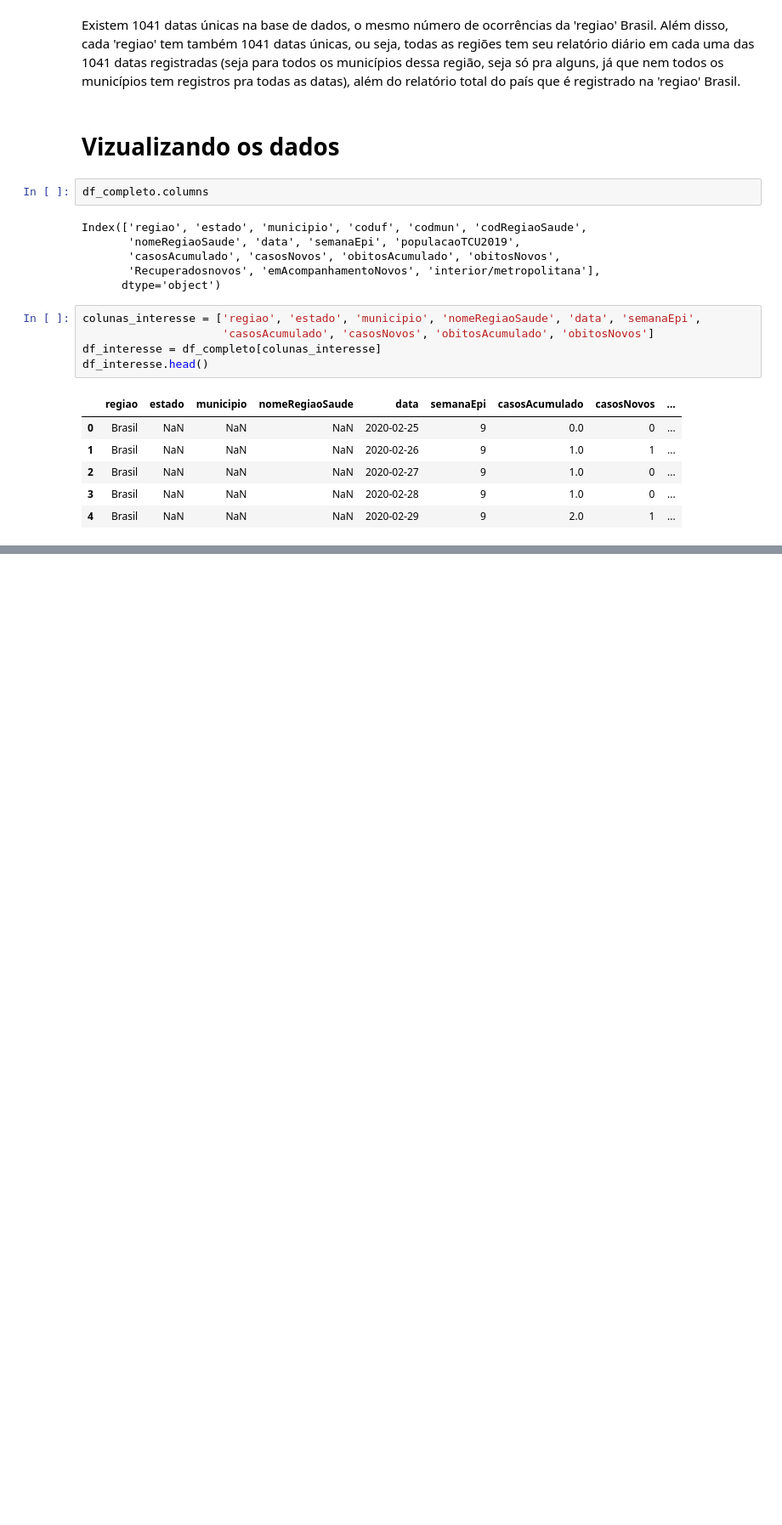
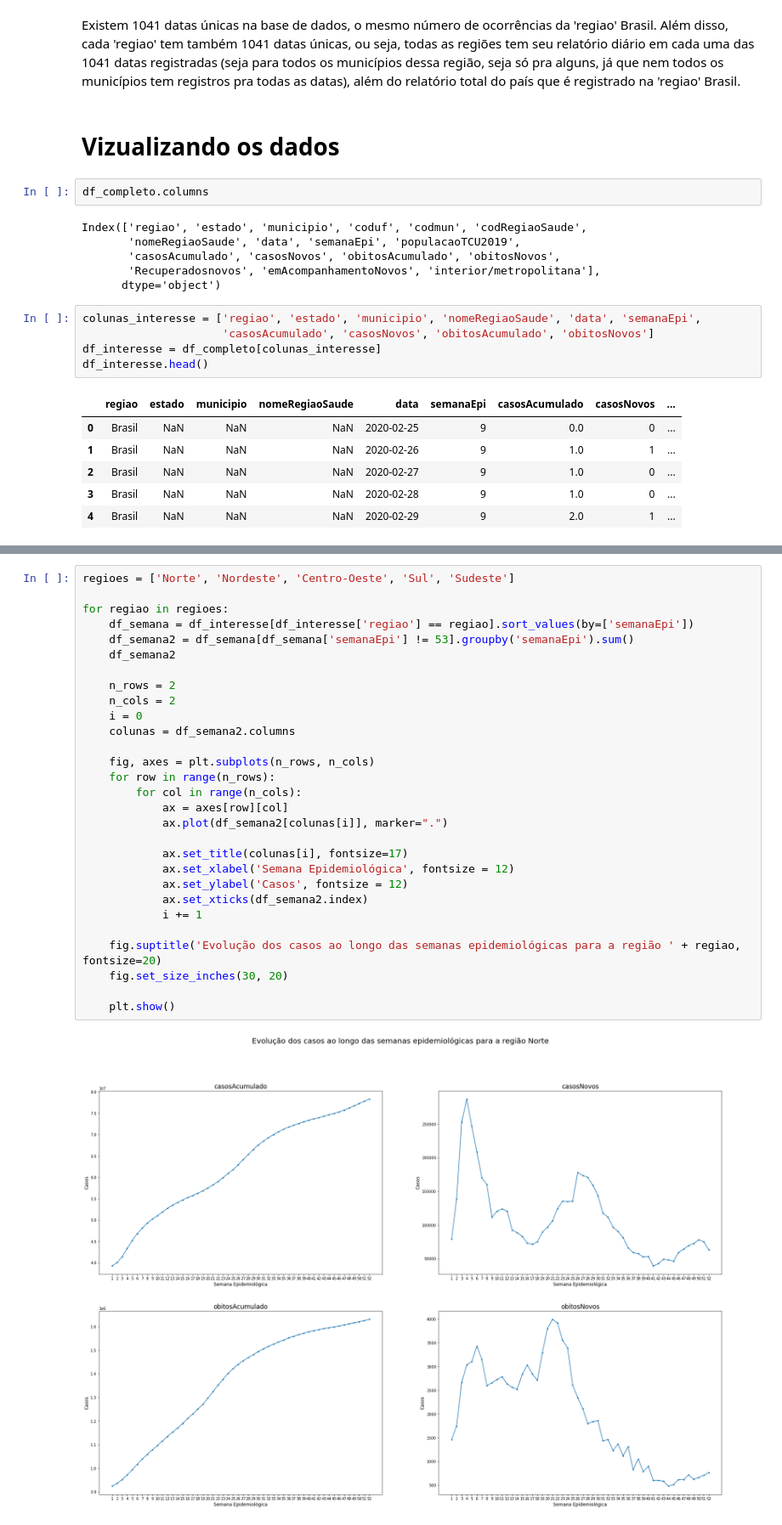
Before and after one commit to ericksunclair/Data-Science-Projects, a Jupyter notebook: Covid-Dataset/covid_study.ipynb, the cells around one changed output, grey strips where cells are left out. Shown at 85% size. Cells and saved outputs as stored; diff of their text form; blank space fills up the shorter version.

```diff
--- a/Covid-Dataset/covid_study.ipynb
+++ b/Covid-Dataset/covid_study.ipynb
@@ -196,0 +241,31 @@ df_interesse[df_interesse['regiao'] == 'Brasil'].casosNovos.hist()
+# %%
+regioes = ['Norte', 'Nordeste', 'Centro-Oeste', 'Sul', 'Sudeste']
+
+for regiao in regioes:
+    df_semana = df_interesse[df_interesse['regiao'] == regiao].sort_values(by=['semanaEpi'])
+    df_semana2 = df_semana[df_semana['semanaEpi'] != 53].groupby('semanaEpi').sum()
+    df_semana2
+
+    n_rows = 2
+    n_cols = 2
+    i = 0
+    colunas = df_semana2.columns
+
+    fig, axes = plt.subplots(n_rows, n_cols)
+    for row in range(n_rows):
+        for col in range(n_cols):
+            ax = axes[row][col]
+            ax.plot(df_semana2[colunas[i]], marker=".")
+
+            ax.set_title(colunas[i], fontsize=17)
+            ax.set_xlabel('Semana Epidemiológica', fontsize = 12)
+            ax.set_ylabel('Casos', fontsize = 12)
+            ax.set_xticks(df_semana2.index)
+            i += 1
+
+    fig.suptitle('Evolução dos casos ao longo das semanas epidemiológicas para a região ' + regiao, fontsize=20)
+    fig.set_size_inches(30, 20)
+
+    plt.show()
+# %% [output]
+[figure, added]
```
Also changed, not shown: parts of 13 cells of this notebook.
